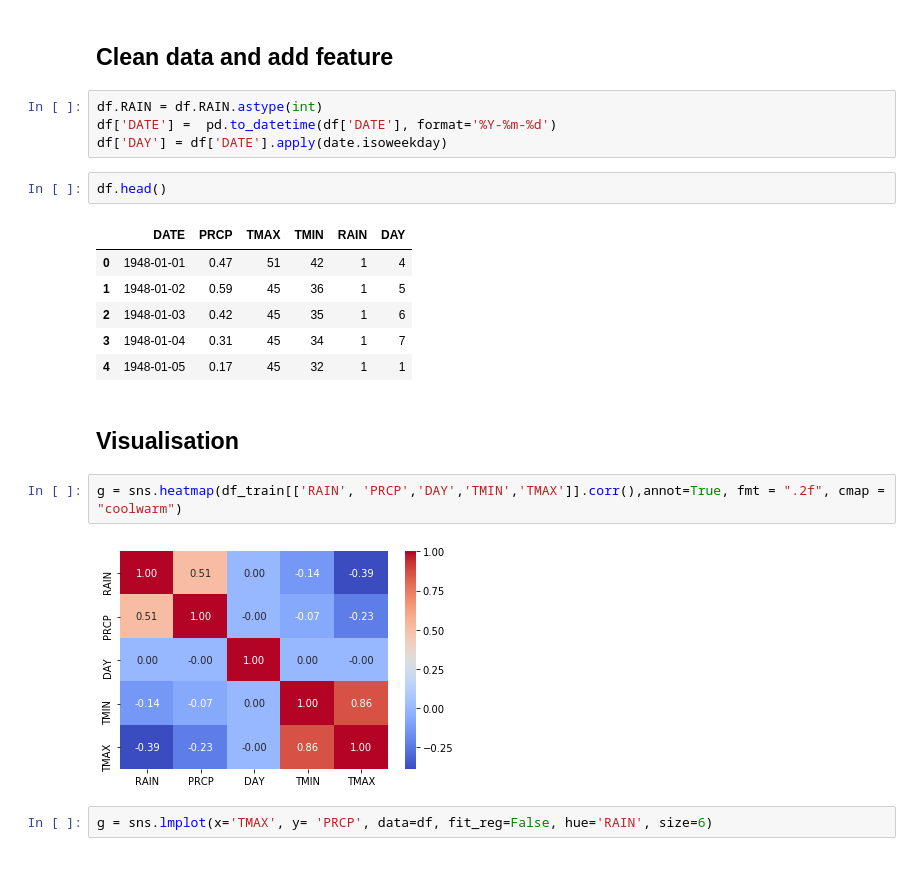
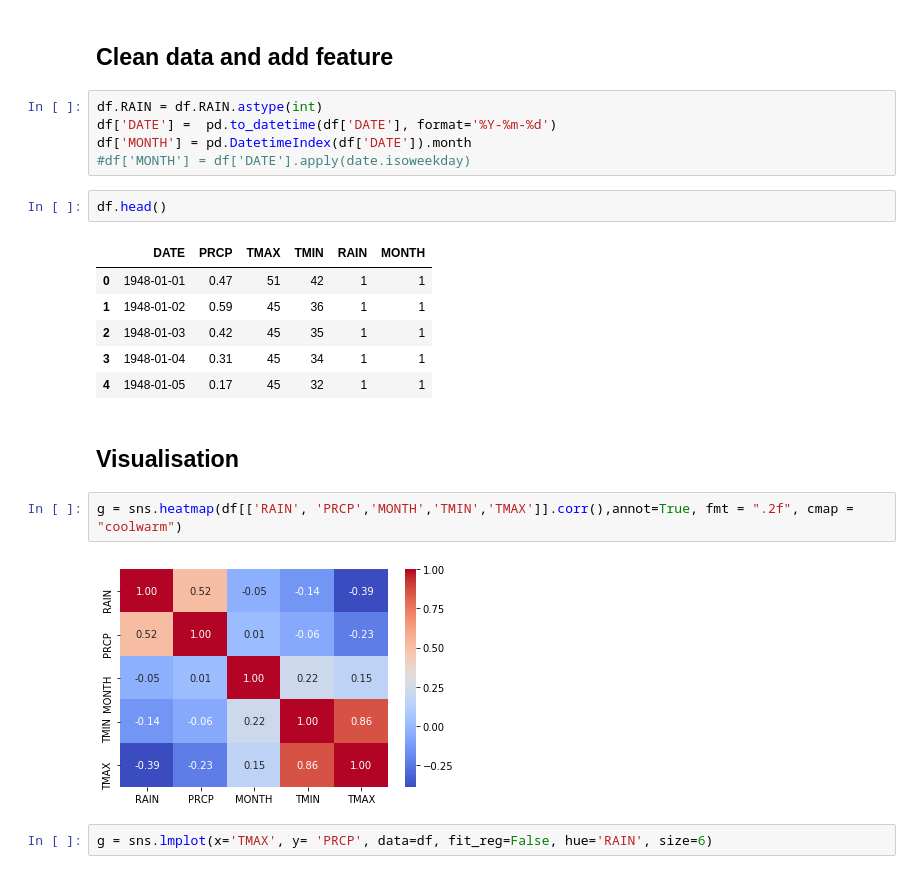
Before and after one commit to jonworkman88/dat11syd, a Jupyter notebook: lessons/lesson-07/hwk/Homework_Week_3.ipynb, the cells around one changed output. Drawn from its saved outputs; the diff is of its cells as text.

```diff
--- a/lessons/lesson-07/hwk/Homework_Week_3.ipynb
+++ b/lessons/lesson-07/hwk/Homework_Week_3.ipynb
@@ -20,22 +20,23 @@ df = pd.read_csv('seattleWeather_1948-2017.csv').dropna()
 # %%
 df.RAIN = df.RAIN.astype(int)
 df['DATE'] =  pd.to_datetime(df['DATE'], format='%Y-%m-%d')
-df['DAY'] = df['DATE'].apply(date.isoweekday)
+df['MONTH'] = pd.DatetimeIndex(df['DATE']).month
+#df['MONTH'] = df['DATE'].apply(date.isoweekday)
 # %%
 df.head()
 # %% [output]
-|  | DATE | PRCP | TMAX | TMIN | RAIN | DAY |
-| 0 | 1948-01-01 | 0.47 | 51 | 42 | 1 | 4 |
-| 1 | 1948-01-02 | 0.59 | 45 | 36 | 1 | 5 |
-| 2 | 1948-01-03 | 0.42 | 45 | 35 | 1 | 6 |
-| 3 | 1948-01-04 | 0.31 | 45 | 34 | 1 | 7 |
+|  | DATE | PRCP | TMAX | TMIN | RAIN | MONTH |
+| 0 | 1948-01-01 | 0.47 | 51 | 42 | 1 | 1 |
+| 1 | 1948-01-02 | 0.59 | 45 | 36 | 1 | 1 |
+| 2 | 1948-01-03 | 0.42 | 45 | 35 | 1 | 1 |
+| 3 | 1948-01-04 | 0.31 | 45 | 34 | 1 | 1 |
 | 4 | 1948-01-05 | 0.17 | 45 | 32 | 1 | 1 |
 # %% [markdown]
 ## Visualisation
 # %%
-g = sns.heatmap(df_train[['RAIN', 'PRCP','DAY','TMIN','TMAX']].corr(),annot=True, fmt = ".2f", cmap = "coolwarm")
+g = sns.heatmap(df[['RAIN', 'PRCP','MONTH','TMIN','TMAX']].corr(),annot=True, fmt = ".2f", cmap = "coolwarm")
 # %% [output]
-[figure, old version]
+[figure, new version]
 # %%
 g = sns.lmplot(x='TMAX', y= 'PRCP', data=df, fit_reg=False, hue='RAIN', size=6)
 # %% [output]
```
Also changed, not shown: parts of 4 cells of this notebook, 3 other files.
